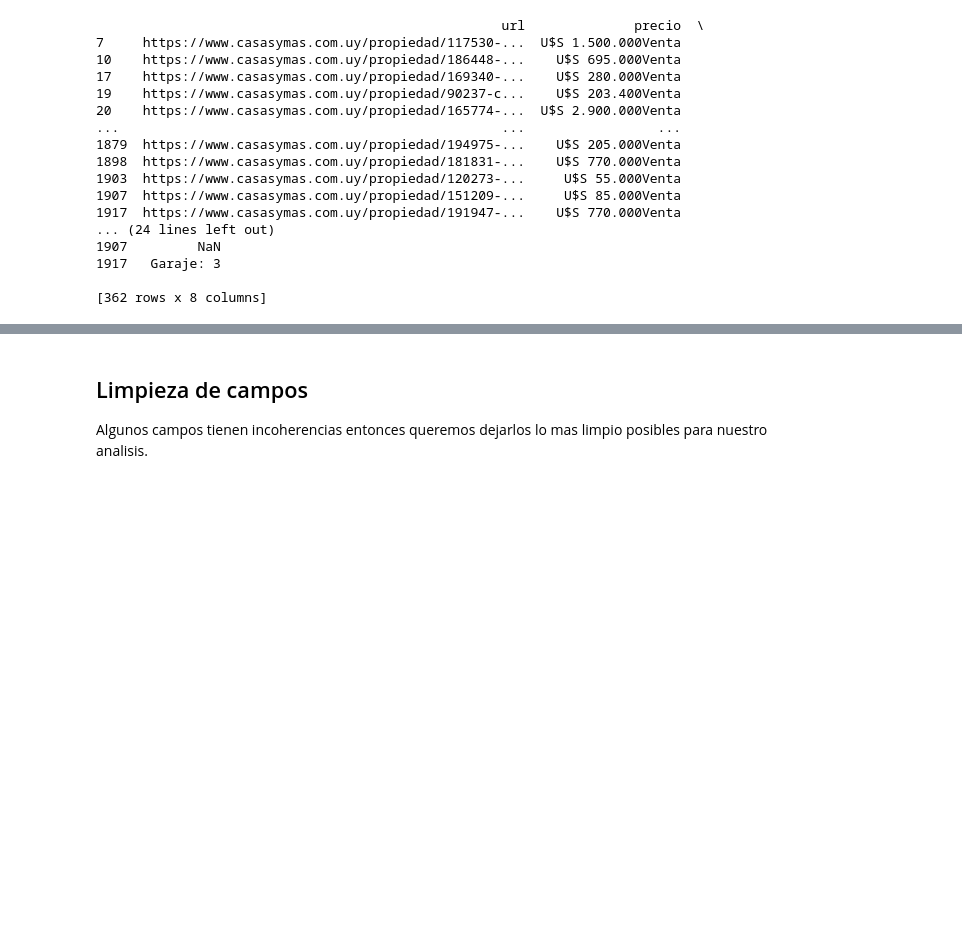
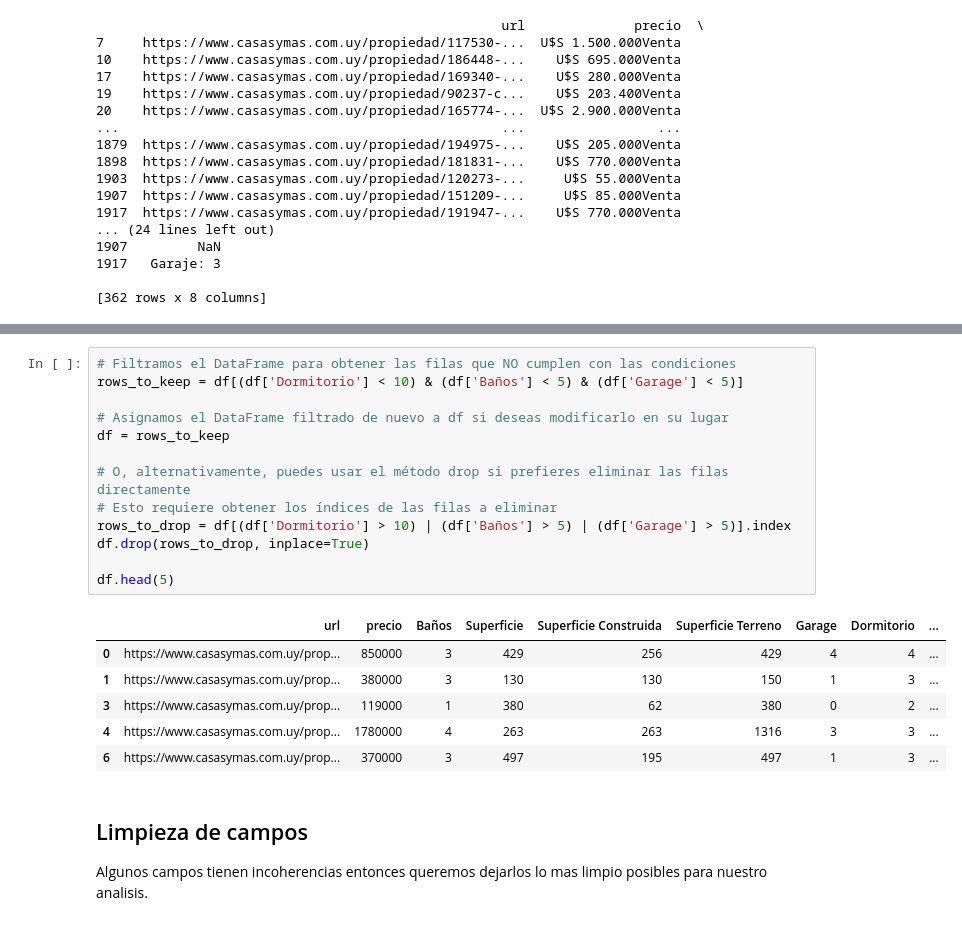
Before and after one commit to feliperenom/tesis-mcd-inm, a Jupyter notebook: src/codes/eda_v2.ipynb, the cells around one changed output, grey strips where cells are left out. Drawn from its saved outputs; the diff is of its cells as text; blank space fills up the shorter version.

```diff
--- a/src/codes/eda_v2.ipynb
+++ b/src/codes/eda_v2.ipynb
@@ -106,3 +149,23 @@ print(filas_con_nan)
+# %%
+# Filtramos el DataFrame para obtener las filas que NO cumplen con las condiciones
+rows_to_keep = df[(df['Dormitorio'] < 10) & (df['Baños'] < 5) & (df['Garage'] < 5)]
+
+# Asignamos el DataFrame filtrado de nuevo a df si deseas modificarlo en su lugar
+df = rows_to_keep
+
+# O, alternativamente, puedes usar el método drop si prefieres eliminar las filas directamente
+# Esto requiere obtener los índices de las filas a eliminar
+rows_to_drop = df[(df['Dormitorio'] > 10) | (df['Baños'] > 5) | (df['Garage'] > 5)].index
+df.drop(rows_to_drop, inplace=True)
+
+df.head(5)
+# %% [output]
+|  | url | precio | Baños | Superficie | Superficie Construida | Superficie Terreno | Garage | Dormitorio | ... |
+| 0 | https://www.casasymas.com.uy/prop... | 850000 | 3 | 429 | 256 | 429 | 4 | 4 | ... |
+| 1 | https://www.casasymas.com.uy/prop... | 380000 | 3 | 130 | 130 | 150 | 1 | 3 | ... |
+| 3 | https://www.casasymas.com.uy/prop... | 119000 | 1 | 380 | 62 | 380 | 0 | 2 | ... |
+| 4 | https://www.casasymas.com.uy/prop... | 1780000 | 4 | 263 | 263 | 1316 | 3 | 3 | ... |
+| 6 | https://www.casasymas.com.uy/prop... | 370000 | 3 | 497 | 195 | 497 | 1 | 3 | ... |
 # %% [markdown]
 ## Limpieza de campos
 
```
Also changed, not shown: parts of 52 cells of this notebook, 4 other files.
